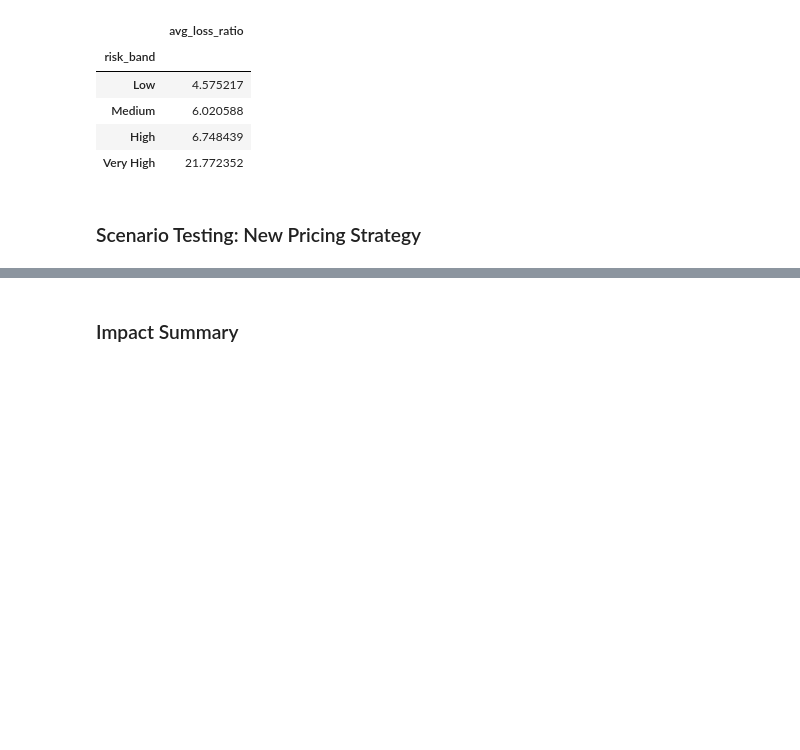
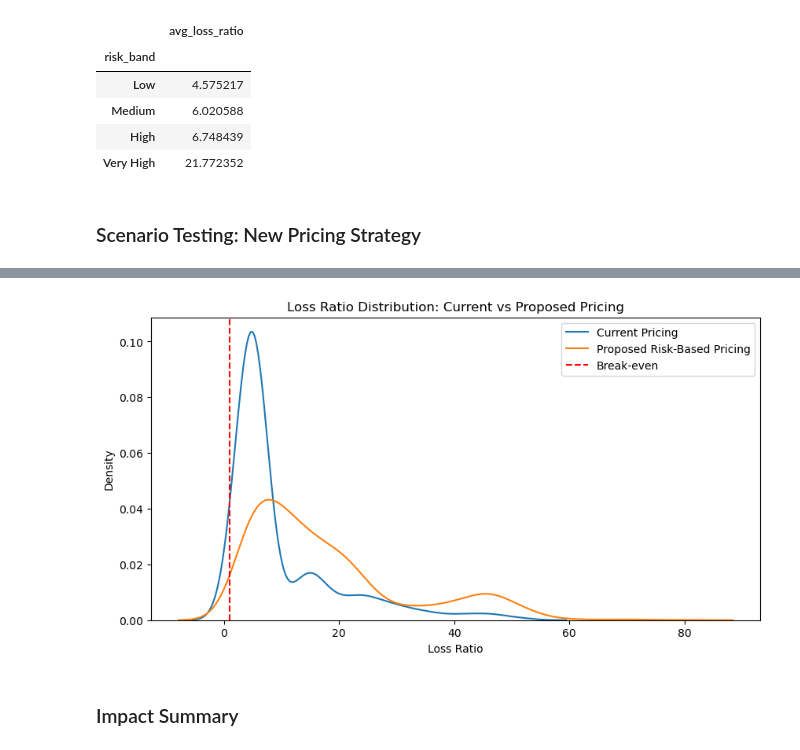
Before and after one commit to Kurodataio/Health-Insurance-Claims, a Jupyter notebook: health-insurance-claims.ipynb, the cells around one changed output, grey strips where cells are left out. Cells and saved outputs as stored; diff of their text form; code cells hidden in the pictures; blank space fills up the shorter version.

```diff
--- a/health-insurance-claims.ipynb
+++ b/health-insurance-claims.ipynb
@@ -424,3 +424,16 @@ df[["loss_ratio","new_loss_ratio"]].describe()
+# %%
+# Loss Ratio Distribution: Current vs Proposed Pricing
+
+plt.figure(figsize=(10,5))
+sns.kdeplot(df["loss_ratio"], label="Current Pricing")
+sns.kdeplot(df["new_loss_ratio"], label="Proposed Risk-Based Pricing")
+plt.axvline(1.0, color="red", linestyle="--", label="Break-even")
+plt.title("Loss Ratio Distribution: Current vs Proposed Pricing")
+plt.xlabel("Loss Ratio")
+plt.legend()
+plt.show()
+# %% [output]
+[figure, added]
 # %% [markdown]
 ### Impact Summary
 # %%
```
Also changed, not shown: parts of 3 cells of this notebook.
